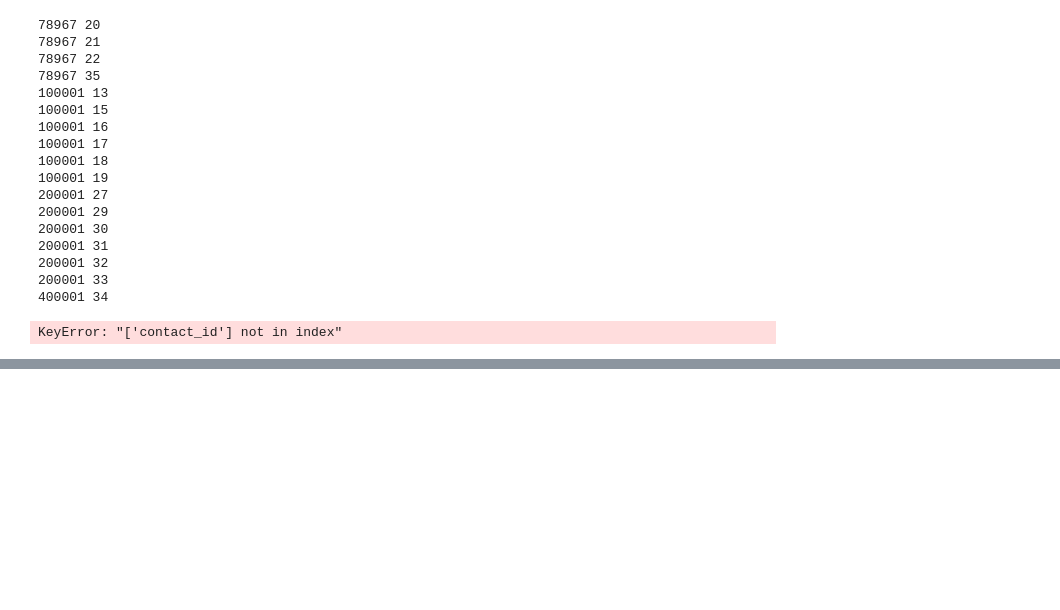
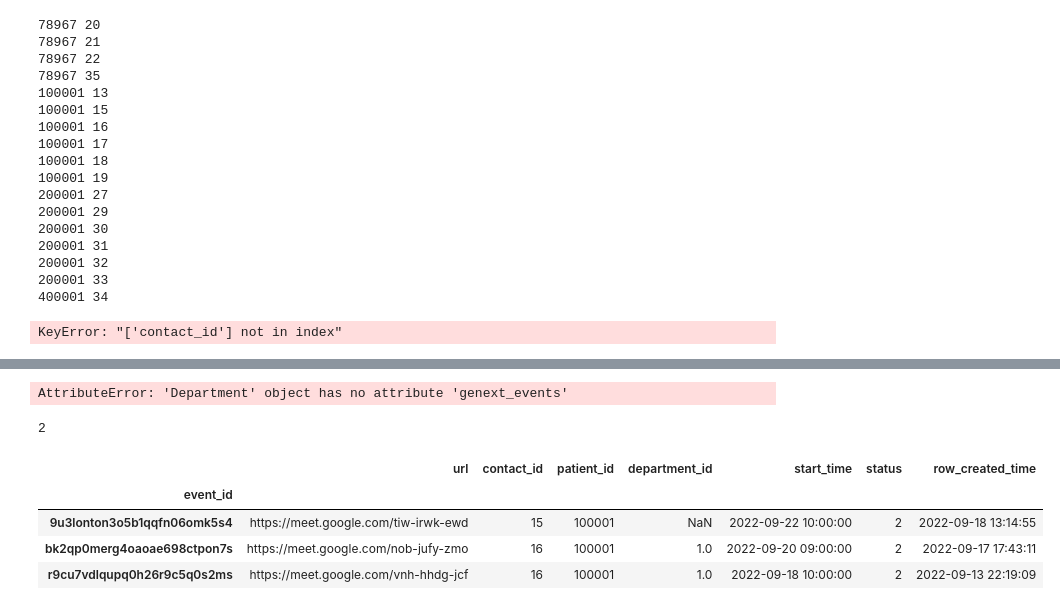
Before and after one commit to nivbadli1/temi_v3, a Jupyter notebook: apps/core/add_rows_to_db.ipynb, the cells around one changed output, grey strips where cells are left out. Drawn from its saved outputs; the diff is of its cells as text; code cells hidden in the pictures; blank space fills up the shorter version.

Commit message:
Add patient check max calls and done with sched

```diff
--- a/apps/core/add_rows_to_db.ipynb
+++ b/apps/core/add_rows_to_db.ipynb
@@ -1265,0 +1146,17 @@ AttributeError: module 'utils' has no attribute 'get_engine'
+# %%
+d.genext_events()
+# %% [output]
+AttributeError: 'Department' object has no attribute 'genext_events'
+# %%
+df.loc[df.patient_id ==100001,['max_calls']].values[0][0]
+# %% [output]
+2
+# %%
+df = d.get_next_events(filter_by={"patient_id":"100001","status":2})
+df
+# %% [output]
+|  | url | contact_id | patient_id | department_id | start_time | status | row_created_time |
+| event_id |  |  |  |  |  |  |  |
+| 9u3lonton3o5b1qqfn06omk5s4 | https://meet.google.com/tiw-irwk-ewd | 15 | 100001 | NaN | 2022-09-22 10:00:00 | 2 | 2022-09-18 13:14:55 |
+| bk2qp0merg4oaoae698ctpon7s | https://meet.google.com/nob-jufy-zmo | 16 | 100001 | 1.0 | 2022-09-20 09:00:00 | 2 | 2022-09-17 17:43:11 |
+| r9cu7vdlqupq0h26r9c5q0s2ms | https://meet.google.com/vnh-hhdg-jcf | 16 | 100001 | 1.0 | 2022-09-18 10:00:00 | 2 | 2022-09-13 22:19:09 |
```
Also changed, not shown: parts of 2 cells of this notebook, 1 other file.
